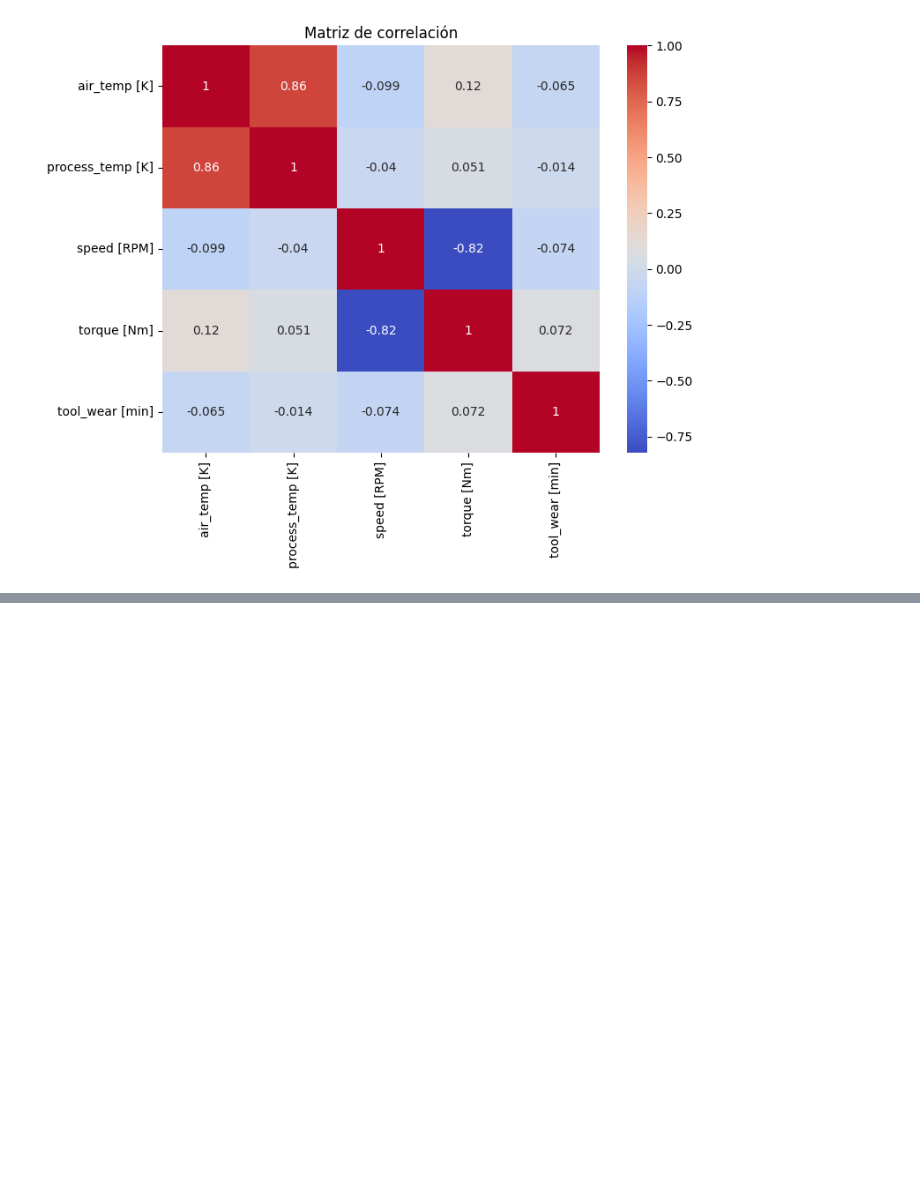
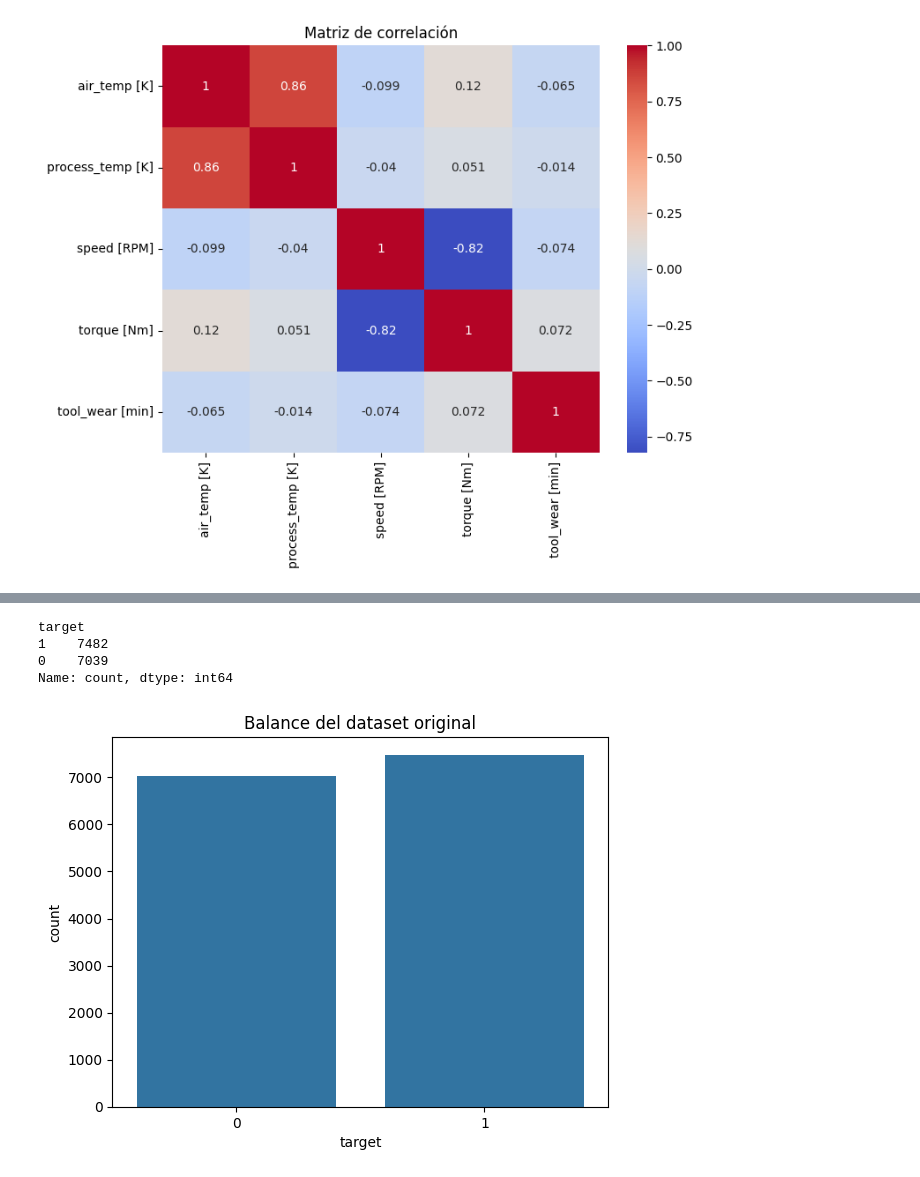
Before and after one commit to Valentinad21/CDD, a Jupyter notebook: TP1.ipynb, the cells around one changed output, grey strips where cells are left out. Saved outputs shown, nothing was run; the diff lists cells and outputs as text; code cells hidden in the pictures; blank space fills up the shorter version.

```diff
--- a/TP1.ipynb
+++ b/TP1.ipynb
@@ -114,0 +255,11 @@ plt.show()
+# %%
+import pandas as pd
+
+# Volver a cargar el dataset original
+df = pd.read_csv("i40 (datos).csv")
+
+# Codificar variables categóricas
+df['product_type'] = df['product_type'].astype('category').cat.codes
+df['target'] = df['target'].map({'normal': 0, 'failure': 1})
+
+df.head()
@@ -114,0 +273,18 @@ plt.show()
+# %%
+# Balance del conjunto de datos
+# Visualizamos la cantidad de registros por clase en la variable objetivo
+# Esto nos permite identificar si el dataset está desbalanceado
+df['target'].value_counts()
+# %% [output]
+target
+1    7482
+0    7039
+Name: count, dtype: int64
+# %%
+# Graficamos la distribución de la variable target
+# Para ver visualmente si hay más casos de una clase que de otra
+sns.countplot(x='target', data=df)
+plt.title("Balance del dataset original")
+plt.show()
+# %% [output]
+[figure, added]
```
Also changed, not shown: parts of 21 cells of this notebook.
